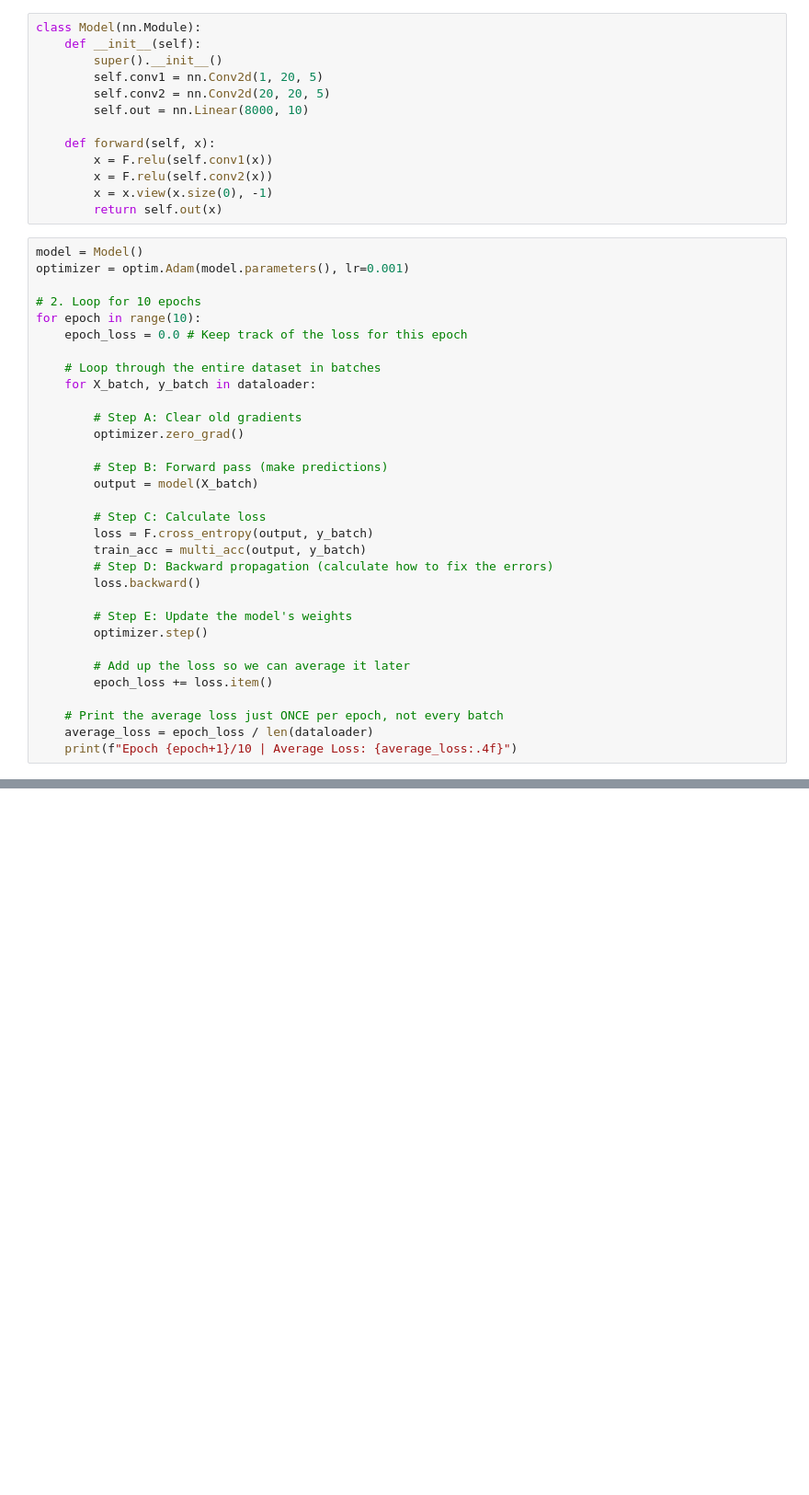
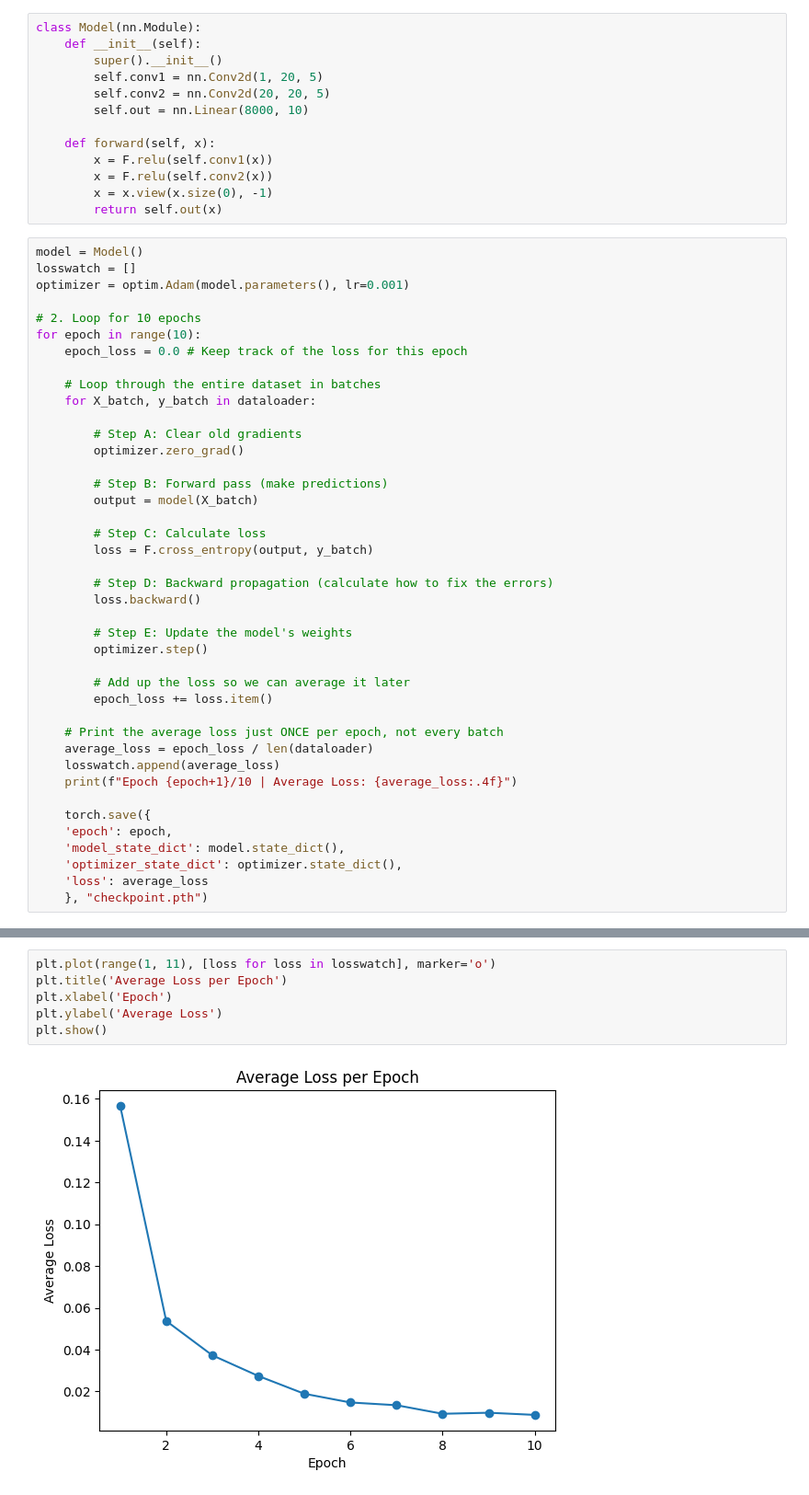
Before and after one commit to proatease/digit-recognizer-, a Jupyter notebook: digit_rec.ipynb, the cells around one changed output, grey strips where cells are left out. Shown at 92% size. Drawn from its saved outputs; the diff is of its cells as text; blank space fills up the shorter version.

Commit message:
made a prediciton model

```diff
--- a/digit_rec.ipynb
+++ b/digit_rec.ipynb
@@ -37,6 +37,7 @@ class Model(nn.Module):
         return self.out(x)
 # %%
 model = Model()
+losswatch = []
 optimizer = optim.Adam(model.parameters(), lr=0.001)
 
 # 2. Loop for 10 epochs
@@ -54,7 +55,7 @@ for epoch in range(10):
 
         # Step C: Calculate loss
         loss = F.cross_entropy(output, y_batch)
-        train_acc = multi_acc(output, y_batch)
+
         # Step D: Backward propagation (calculate how to fix the errors)
         loss.backward()
 
@@ -66,5 +67,13 @@ for epoch in range(10):
 
     # Print the average loss just ONCE per epoch, not every batch
     average_loss = epoch_loss / len(dataloader)
+    losswatch.append(average_loss)
     print(f"Epoch {epoch+1}/10 | Average Loss: {average_loss:.4f}")
+
+    torch.save({
+    'epoch': epoch,
+    'model_state_dict': model.state_dict(),
+    'optimizer_state_dict': optimizer.state_dict(),
+    'loss': average_loss
+    }, "checkpoint.pth")
 # %% [output]
@@ -80,0 +90,8 @@ Epoch 10/10 | Average Loss: 0.0098
+# %%
+plt.plot(range(1, 11), [loss for loss in losswatch], marker='o')
+plt.title('Average Loss per Epoch')
+plt.xlabel('Epoch')
+plt.ylabel('Average Loss')
+plt.show()
+# %% [output]
+[figure, added]
```
Also changed, not shown: parts of 3 cells of this notebook, 2 other files.
